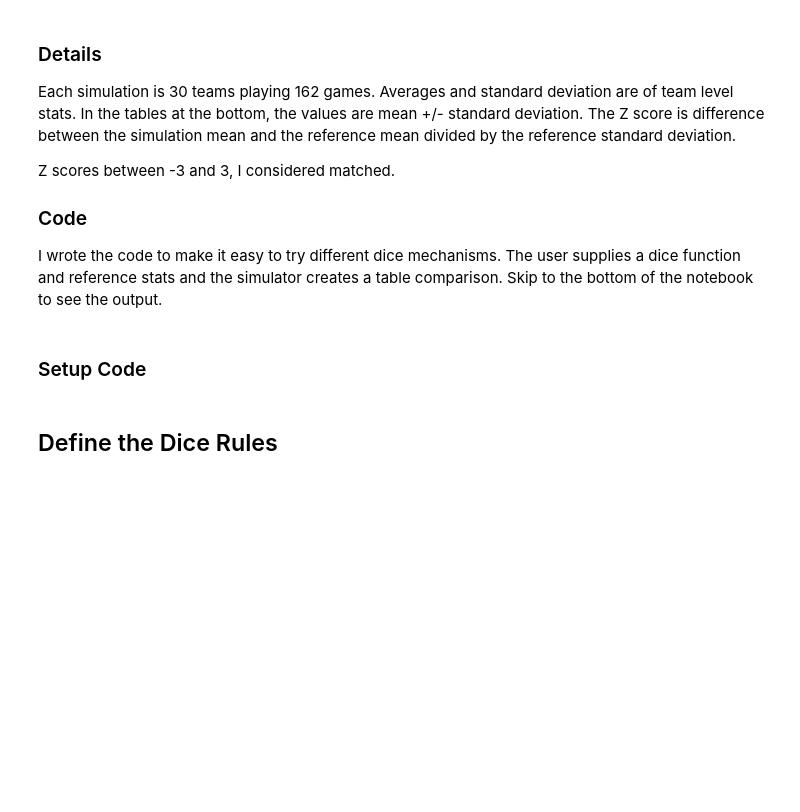
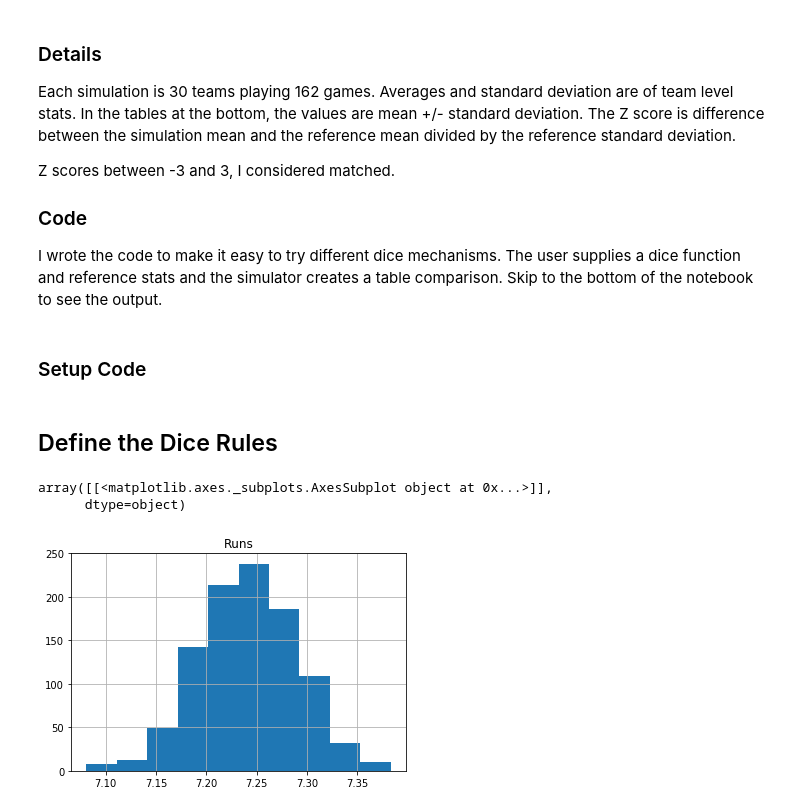
Before and after one commit to EricPFreeman/Riddler538_Baseball, a Jupyter notebook: Riddler538.ipynb, the cells around one changed output. Cells and saved outputs as stored; diff of their text form; code cells hidden in the pictures; blank space fills up the shorter version.

Commit message:
Tweaked rules and added histogram for part 1

```diff
--- a/Riddler538.ipynb
+++ b/Riddler538.ipynb
@@ -161,6 +161,18 @@ TESTDATA = StringIO("""stats;mean;std
 df_2018 = pd.read_csv(TESTDATA, sep=";")
 # %%
 #Functions to simplify simulation code
+def Walk(First, Second, Third, Runs):
+    if First & Second & Third:
+        Runs = Runs+1
+    elif First & Second:
+        Third = True
+    elif First:
+        Second = True
+    else:
+        First = True
+    return (First, Second, Third, Runs)
+
+
 def ScoreAll(First,Second,Third, Runs):
     Runs, Third = Score(Runs, Third)
     Runs, Second = Score(Runs, Second)
@@ -610,3 +636,14 @@ def rolldice_playingcards():
     return switcher.get(i,"Invalid roll")
+# %%
+Runs=[]
+for i in range(1000):
+    Runs.append(PlaySeason(rolldice1,df_2018,True))
+
+df = pd.DataFrame({'Runs': Runs})
+df.hist()
+# %% [output]
+array([[<matplotlib.axes._subplots.AxesSubplot object at 0x...>]],
+      dtype=object)
+[figure, added]
 # %%
 display("Express")
```
Also changed, not shown: parts of 7 cells of this notebook.
